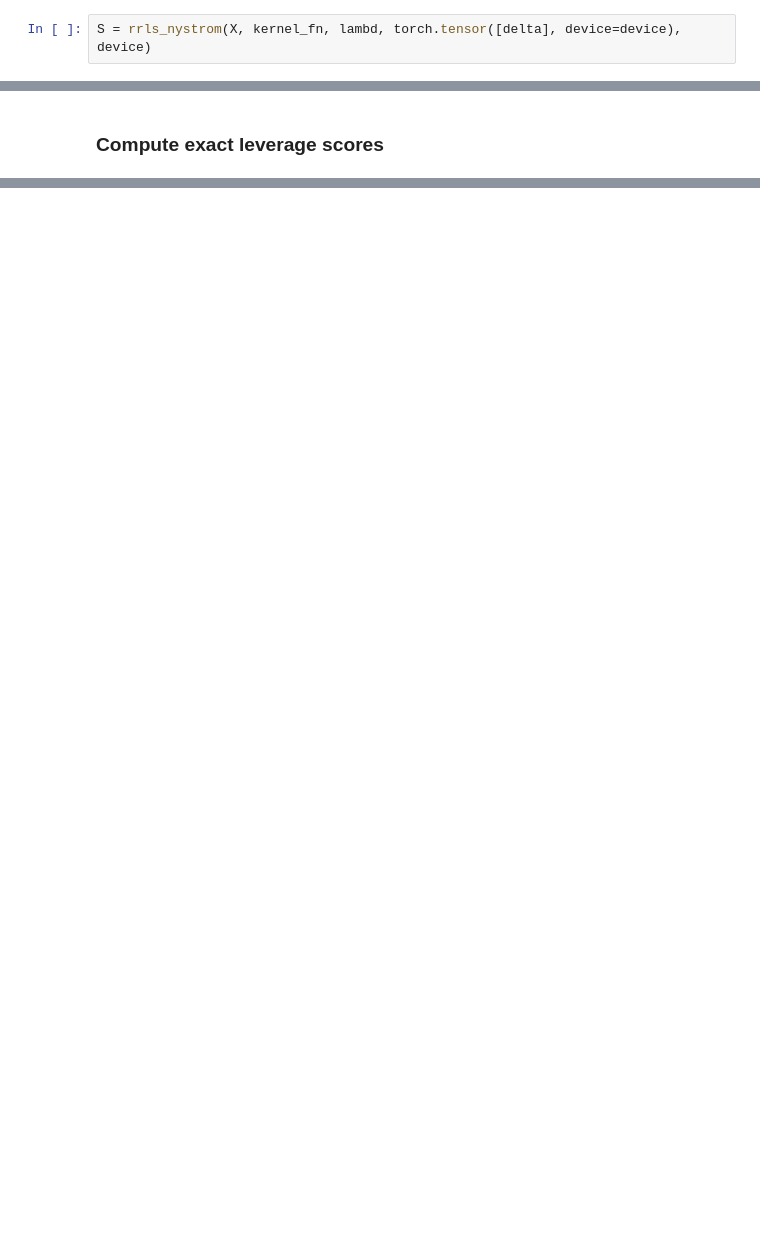
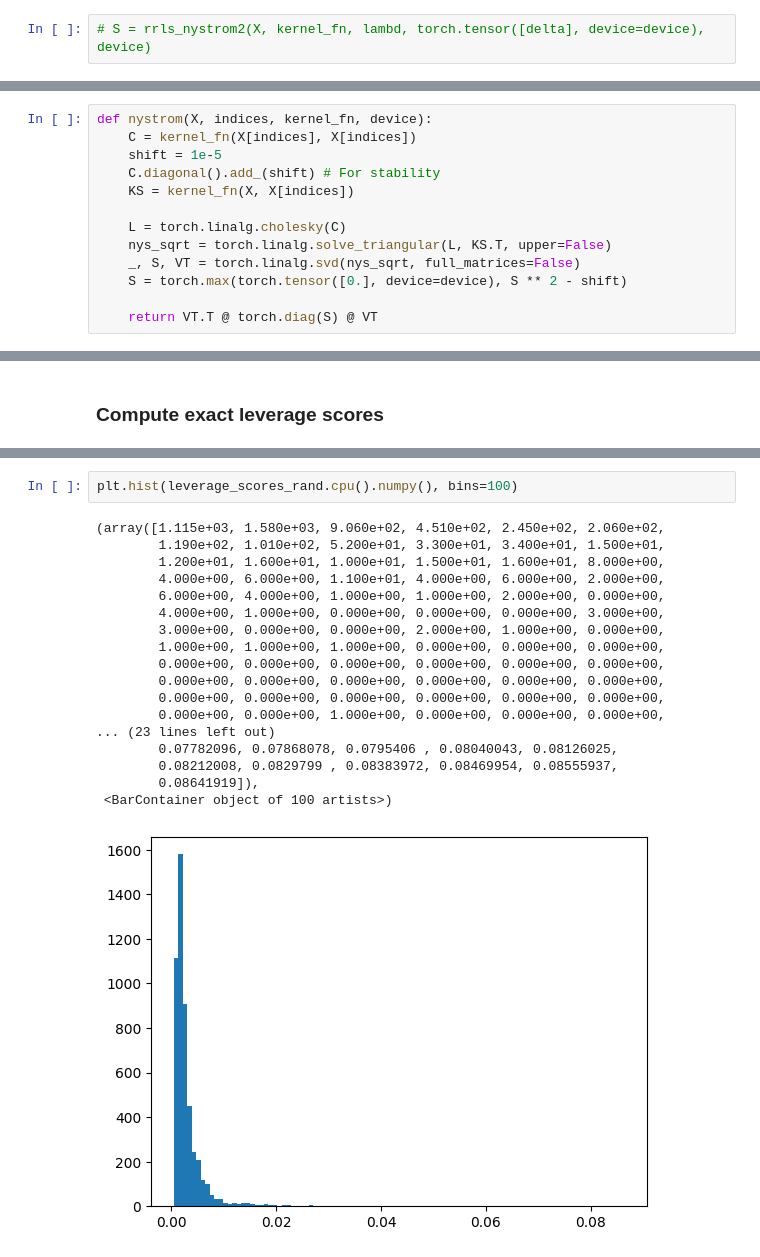
Before and after one commit to aliceitmushuk/fast_krr_alisver, a Jupyter notebook: testing/rls.ipynb, the cells around one changed output, grey strips where cells are left out. Drawn from its saved outputs; the diff is of its cells as text; blank space fills up the shorter version.

```diff
--- a/testing/rls.ipynb
+++ b/testing/rls.ipynb
@@ -80,2 +168,2 @@ def rrls_nystrom(X, kernel_fn, lambd, delta, device):
 # %%
-S = rrls_nystrom(X, kernel_fn, lambd, torch.tensor([delta], device=device), device)
+# S = rrls_nystrom2(X, kernel_fn, lambd, torch.tensor([delta], device=device), device)
@@ -109,0 +191,13 @@ torch.Size([5000, 5000])
+# %%
+def nystrom(X, indices, kernel_fn, device):
+    C = kernel_fn(X[indices], X[indices])
+    shift = 1e-5
+    C.diagonal().add_(shift) # For stability
+    KS = kernel_fn(X, X[indices])
+
+    L = torch.linalg.cholesky(C)
+    nys_sqrt = torch.linalg.solve_triangular(L, KS.T, upper=False)
+    _, S, VT = torch.linalg.svd(nys_sqrt, full_matrices=False)
+    S = torch.max(torch.tensor([0.], device=device), S ** 2 - shift)
+
+    return VT.T @ torch.diag(S) @ VT
@@ -141,0 +300,21 @@ plt.hist(leverage_scores.cpu().numpy(), bins=100)
+# %%
+plt.hist(leverage_scores_rand.cpu().numpy(), bins=100)
+# %% [output]
+(array([1.115e+03, 1.580e+03, 9.060e+02, 4.510e+02, 2.450e+02, 2.060e+02,
+        1.190e+02, 1.010e+02, 5.200e+01, 3.300e+01, 3.400e+01, 1.500e+01,
+        1.200e+01, 1.600e+01, 1.000e+01, 1.500e+01, 1.600e+01, 8.000e+00,
+        4.000e+00, 6.000e+00, 1.100e+01, 4.000e+00, 6.000e+00, 2.000e+00,
+        6.000e+00, 4.000e+00, 1.000e+00, 1.000e+00, 2.000e+00, 0.000e+00,
+        4.000e+00, 1.000e+00, 0.000e+00, 0.000e+00, 0.000e+00, 3.000e+00,
+        3.000e+00, 0.000e+00, 0.000e+00, 2.000e+00, 1.000e+00, 0.000e+00,
+        1.000e+00, 1.000e+00, 1.000e+00, 0.000e+00, 0.000e+00, 0.000e+00,
+        0.000e+00, 0.000e+00, 0.000e+00, 0.000e+00, 0.000e+00, 0.000e+00,
+        0.000e+00, 0.000e+00, 0.000e+00, 0.000e+00, 0.000e+00, 0.000e+00,
+        0.000e+00, 0.000e+00, 0.000e+00, 0.000e+00, 0.000e+00, 0.000e+00,
+        0.000e+00, 0.000e+00, 1.000e+00, 0.000e+00, 0.000e+00, 0.000e+00,
+... (23 lines left out)
+        0.07782096, 0.07868078, 0.0795406 , 0.08040043, 0.08126025,
+        0.08212008, 0.0829799 , 0.08383972, 0.08469954, 0.08555937,
+        0.08641919]),
+ <BarContainer object of 100 artists>)
+[figure, added]
```
Also changed, not shown: parts of 24 cells of this notebook.
